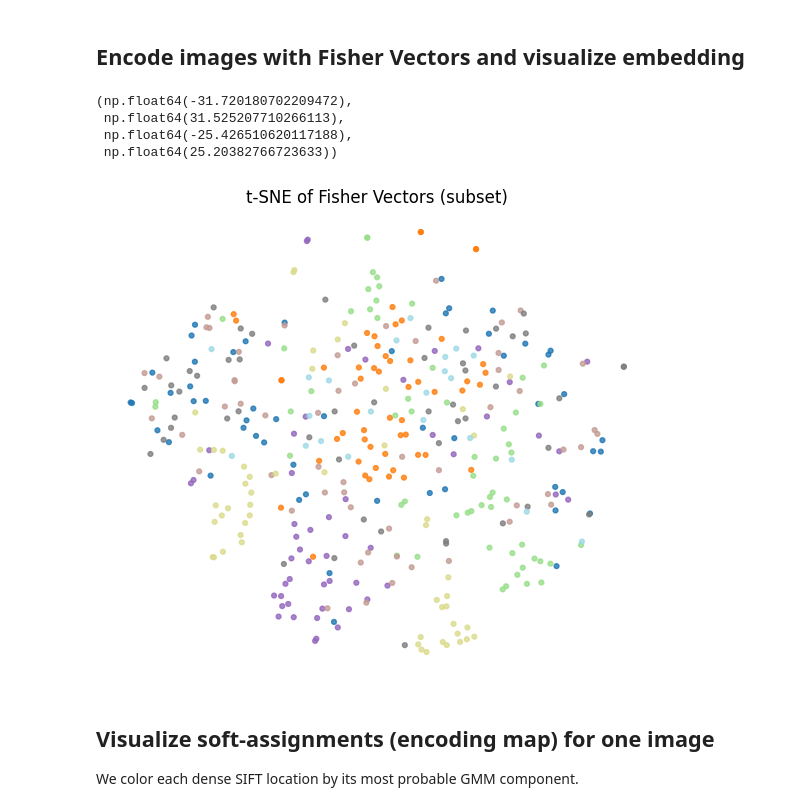
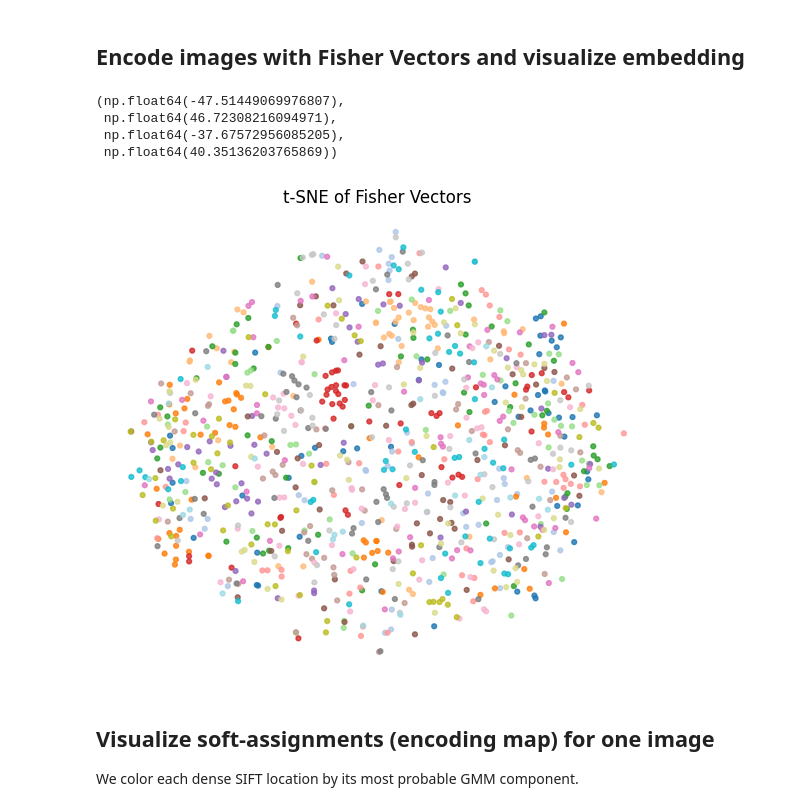
Before and after one commit to stef4k/image-classification-birds, a Jupyter notebook: notebooks/fisher_vector_training.ipynb, the cells around one changed output. Cells and saved outputs as stored; diff of their text form; code cells hidden in the pictures.

```diff
--- a/notebooks/fisher_vector_training.ipynb
+++ b/notebooks/fisher_vector_training.ipynb
@@ -163,24 +163,24 @@ loaded GMM: C:\Users\stef4\Desktop\Machine Learning\image-classification-birds\o
 # %% [markdown]
 ## Encode images with Fisher Vectors and visualize embedding
 # %%
-subset_n = 400
+subset_n = 1000
 subset_paths = train_paths[:subset_n]
 subset_labels = y_train[:subset_n]
 
 X_sub = extract_fisher_vectors(subset_paths, cfg, gmm)
-X_pca = PCA(n_components=50, random_state=cfg.random_state).fit_transform(X_sub)
-X_tsne = TSNE(n_components=2, perplexity=30, init='pca', random_state=cfg.random_state).fit_transform(X_pca)
+#X_pca = PCA(n_components=50, random_state=cfg.random_state).fit_transform(X_sub)
+X_tsne = TSNE(n_components=2, perplexity=30, init='pca', random_state=cfg.random_state).fit_transform(X_sub)
 
 plt.figure(figsize=(7, 6))
 plt.scatter(X_tsne[:, 0], X_tsne[:, 1], c=subset_labels, cmap='tab20', s=12, alpha=0.8)
-plt.title('t-SNE of Fisher Vectors (subset)')
+plt.title('t-SNE of Fisher Vectors')
 plt.axis('off')
 # %% [output]
-(np.float64(-31.720180702209472),
- np.float64(31.525207710266113),
- np.float64(-25.426510620117188),
- np.float64(25.20382766723633))
+(np.float64(-47.51449069976807),
+ np.float64(46.72308216094971),
+ np.float64(-37.67572956085205),
+ np.float64(40.35136203765869))
-[figure, old version]
+[figure, new version]
 # %% [markdown]
 ## Visualize soft-assignments (encoding map) for one image
 We color each dense SIFT location by its most probable GMM component.
```
Also changed, not shown: 2 other files.
